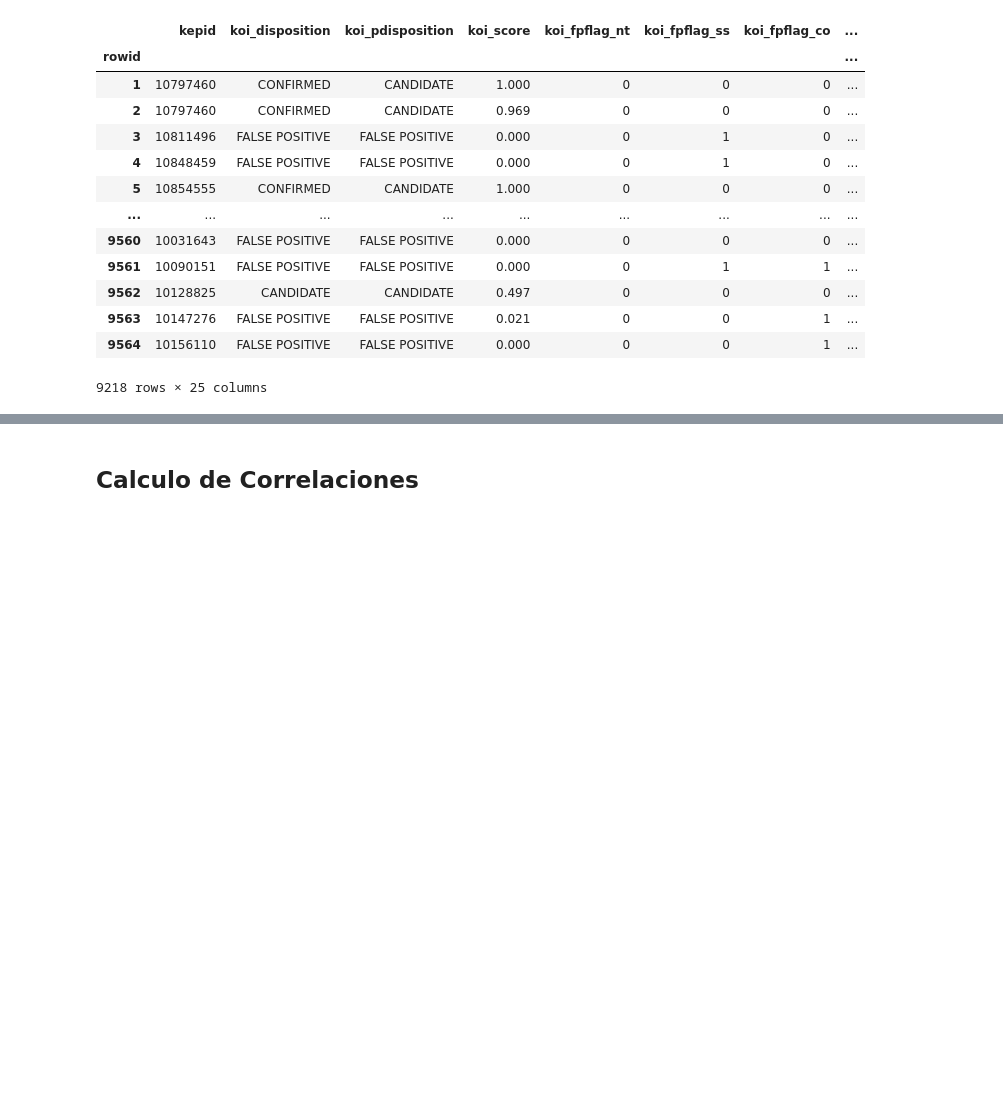
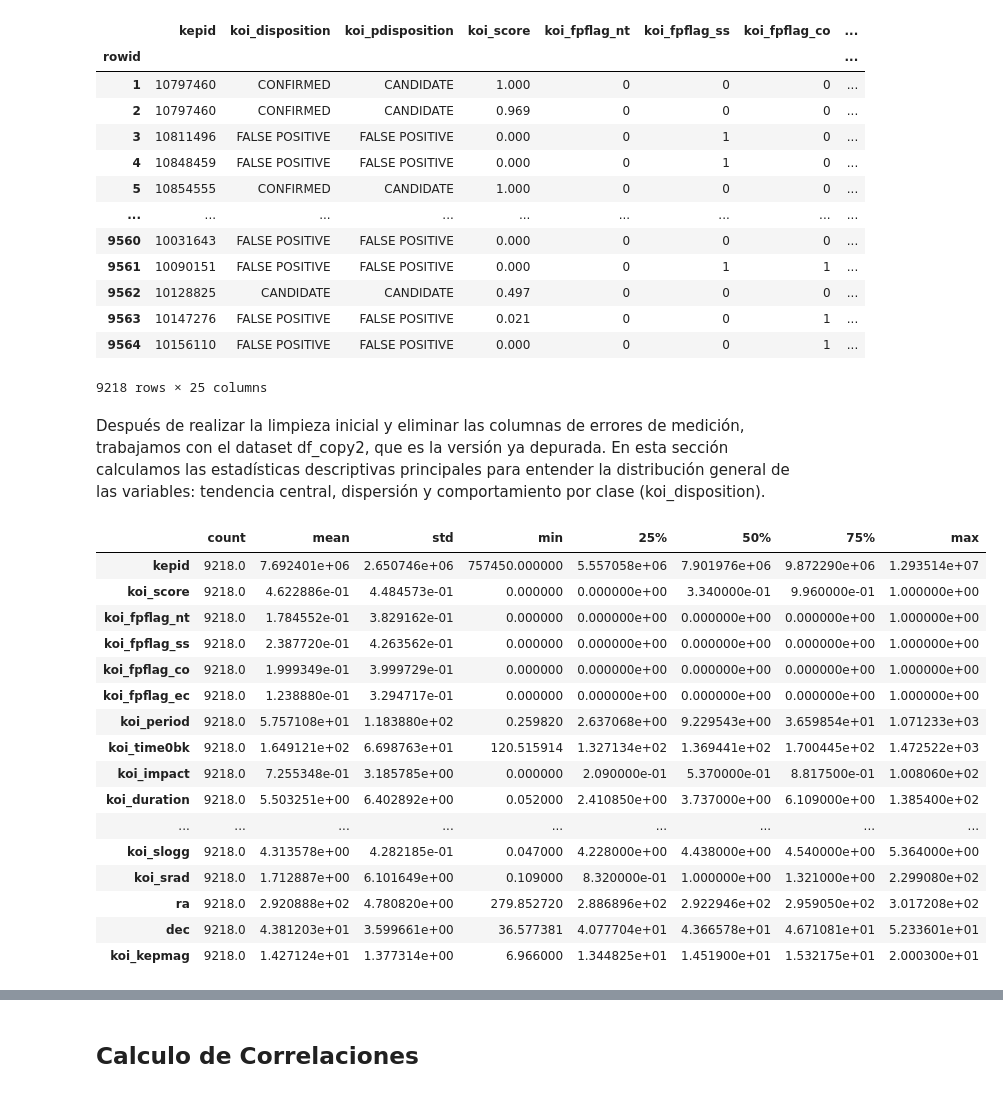
Before and after one commit to lvalencia232/KeplerExoplanet, a Jupyter notebook: kepler_exoplanet.ipynb, the cells around one changed output, grey strips where cells are left out. Saved outputs shown, nothing was run; the diff lists cells and outputs as text; code cells hidden in the pictures; blank space fills up the shorter version.

Commit message:
Estadísticas descriptivas algunos cambios - Sección 6 (Yendali)

```diff
--- a/kepler_exoplanet.ipynb
+++ b/kepler_exoplanet.ipynb
@@ -362,3 +404,27 @@ df_copy2
 | 9563 | 10147276 | FALSE POSITIVE | FALSE POSITIVE | 0.021 | 0 | 0 | 1 | ... |
 | 9564 | 10156110 | FALSE POSITIVE | FALSE POSITIVE | 0.000 | 0 | 0 | 1 | ... |
 9218 rows × 25 columns
+# %% [markdown]
+Después de realizar la limpieza inicial y eliminar las columnas de errores de medición, trabajamos con el dataset df_copy2, que es la versión ya depurada.
+En esta sección calculamos las estadísticas descriptivas principales para entender la distribución general de las variables: tendencia central, dispersión y comportamiento por clase (koi_disposition).
+# %%
+#Estadísticas generales del dataset limpio (df_copy2)
+df_copy2.describe().T
+# %% [output]
+|  | count | mean | std | min | 25% | 50% | 75% | max |
+| kepid | 9218.0 | 7.692401e+06 | 2.650746e+06 | 757450.000000 | 5.557058e+06 | 7.901976e+06 | 9.872290e+06 | 1.293514e+07 |
+| koi_score | 9218.0 | 4.622886e-01 | 4.484573e-01 | 0.000000 | 0.000000e+00 | 3.340000e-01 | 9.960000e-01 | 1.000000e+00 |
+| koi_fpflag_nt | 9218.0 | 1.784552e-01 | 3.829162e-01 | 0.000000 | 0.000000e+00 | 0.000000e+00 | 0.000000e+00 | 1.000000e+00 |
+| koi_fpflag_ss | 9218.0 | 2.387720e-01 | 4.263562e-01 | 0.000000 | 0.000000e+00 | 0.000000e+00 | 0.000000e+00 | 1.000000e+00 |
+| koi_fpflag_co | 9218.0 | 1.999349e-01 | 3.999729e-01 | 0.000000 | 0.000000e+00 | 0.000000e+00 | 0.000000e+00 | 1.000000e+00 |
+| koi_fpflag_ec | 9218.0 | 1.238880e-01 | 3.294717e-01 | 0.000000 | 0.000000e+00 | 0.000000e+00 | 0.000000e+00 | 1.000000e+00 |
+| koi_period | 9218.0 | 5.757108e+01 | 1.183880e+02 | 0.259820 | 2.637068e+00 | 9.229543e+00 | 3.659854e+01 | 1.071233e+03 |
+| koi_time0bk | 9218.0 | 1.649121e+02 | 6.698763e+01 | 120.515914 | 1.327134e+02 | 1.369441e+02 | 1.700445e+02 | 1.472522e+03 |
+| koi_impact | 9218.0 | 7.255348e-01 | 3.185785e+00 | 0.000000 | 2.090000e-01 | 5.370000e-01 | 8.817500e-01 | 1.008060e+02 |
+| koi_duration | 9218.0 | 5.503251e+00 | 6.402892e+00 | 0.052000 | 2.410850e+00 | 3.737000e+00 | 6.109000e+00 | 1.385400e+02 |
+| ... | ... | ... | ... | ... | ... | ... | ... | ... |
+| koi_slogg | 9218.0 | 4.313578e+00 | 4.282185e-01 | 0.047000 | 4.228000e+00 | 4.438000e+00 | 4.540000e+00 | 5.364000e+00 |
+| koi_srad | 9218.0 | 1.712887e+00 | 6.101649e+00 | 0.109000 | 8.320000e-01 | 1.000000e+00 | 1.321000e+00 | 2.299080e+02 |
+| ra | 9218.0 | 2.920888e+02 | 4.780820e+00 | 279.852720 | 2.886896e+02 | 2.922946e+02 | 2.959050e+02 | 3.017208e+02 |
+| dec | 9218.0 | 4.381203e+01 | 3.599661e+00 | 36.577381 | 4.077704e+01 | 4.366578e+01 | 4.671081e+01 | 5.233601e+01 |
+| koi_kepmag | 9218.0 | 1.427124e+01 | 1.377314e+00 | 6.966000 | 1.344825e+01 | 1.451900e+01 | 1.532175e+01 | 2.000300e+01 |
```
Also changed, not shown: parts of 14 cells of this notebook.
